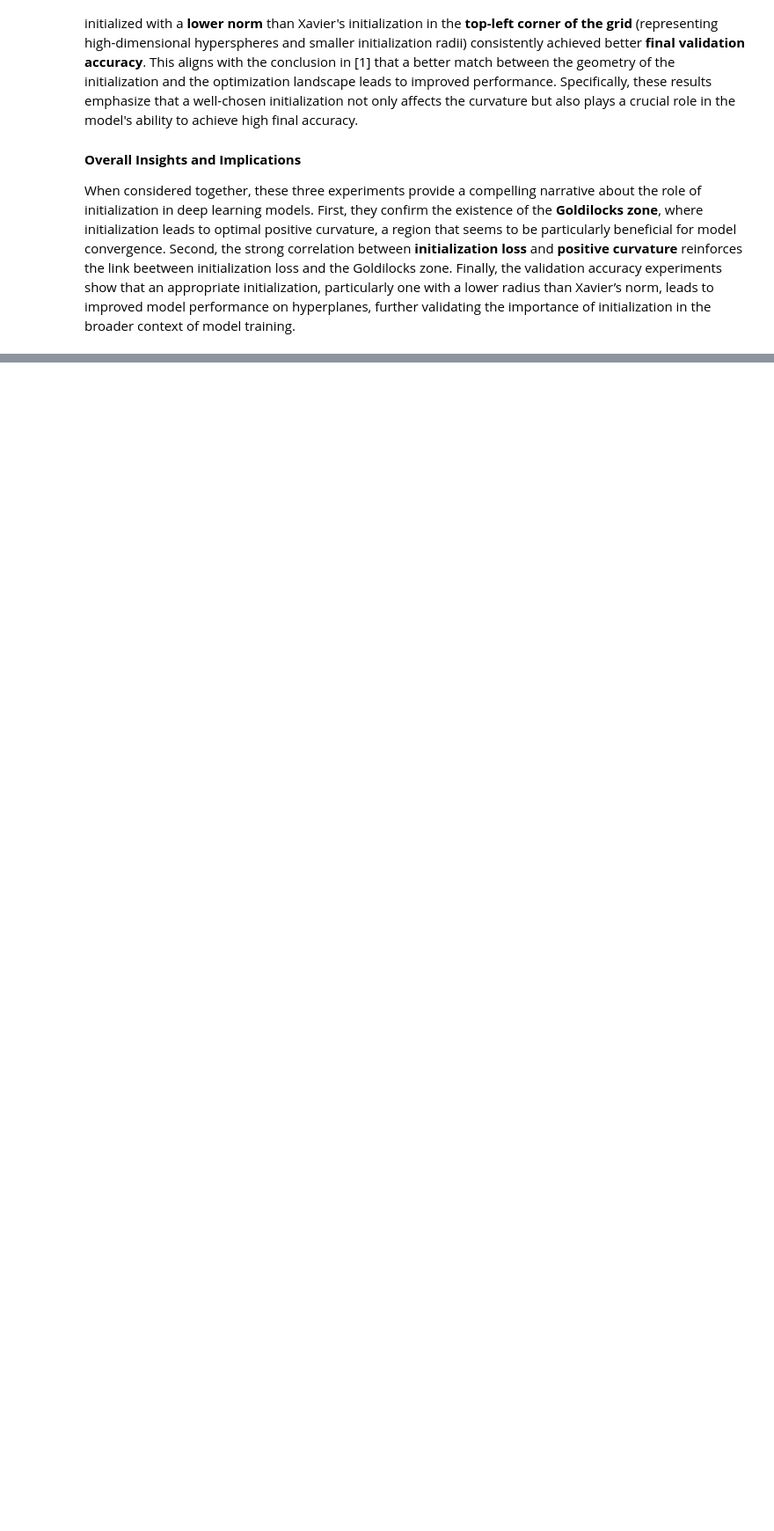
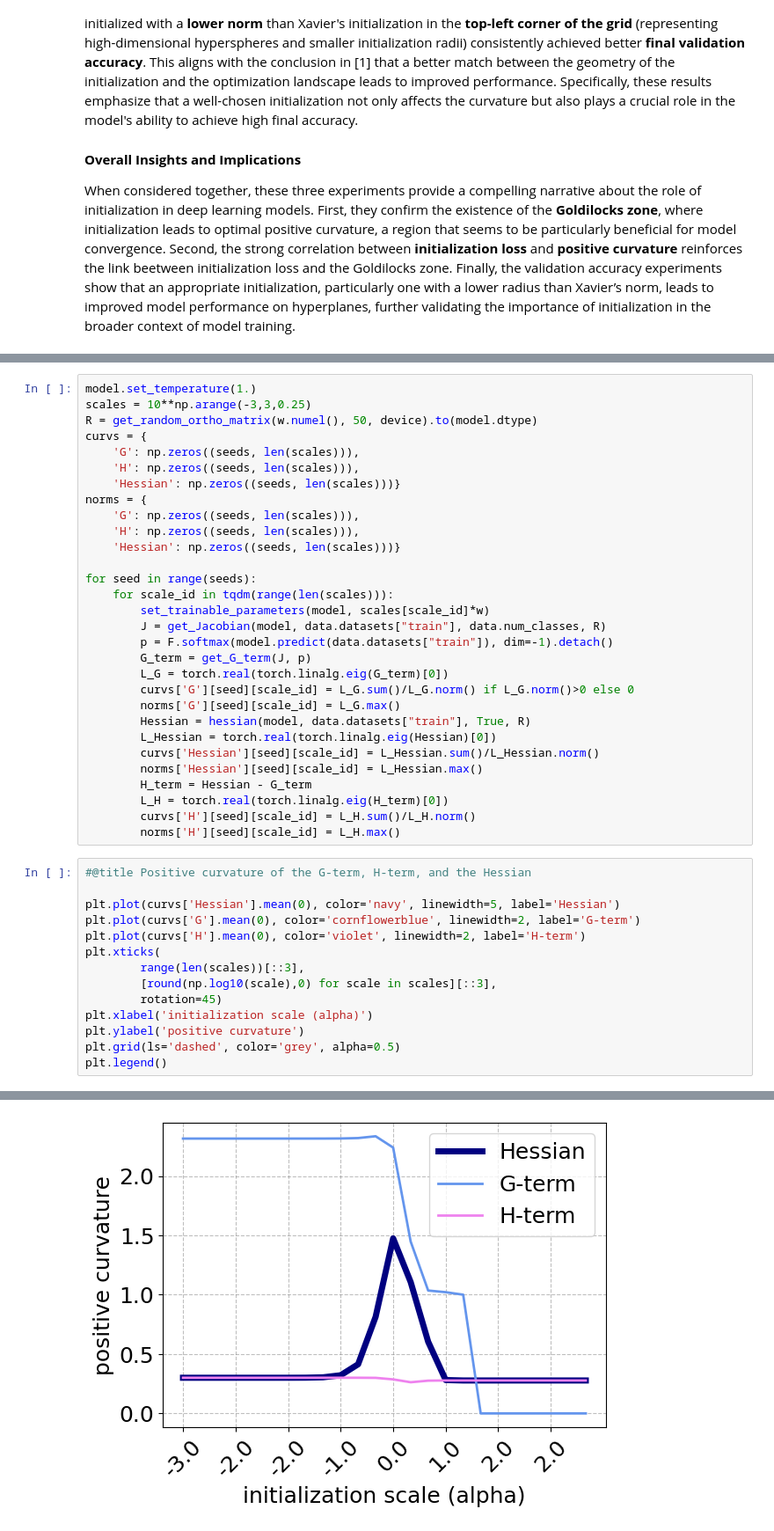
Before and after one commit to zachariegarniercuchet/The-Goldilocks-Zone, a Jupyter notebook: main.ipynb, the cells around one changed output, grey strips where cells are left out. Shown at 88% size. Drawn from its saved outputs; the diff is of its cells as text; blank space fills up the shorter version.

```diff
--- a/main.ipynb
+++ b/main.ipynb
@@ -1385,0 +1520,45 @@ When considered together, these three experiments provide a compelling narrative
+# %%
+model.set_temperature(1.)
+scales = 10**np.arange(-3,3,0.25)
+R = get_random_ortho_matrix(w.numel(), 50, device).to(model.dtype)
+curvs = {
+    'G': np.zeros((seeds, len(scales))),
+    'H': np.zeros((seeds, len(scales))),
+    'Hessian': np.zeros((seeds, len(scales)))}
+norms = {
+    'G': np.zeros((seeds, len(scales))),
+    'H': np.zeros((seeds, len(scales))),
+    'Hessian': np.zeros((seeds, len(scales)))}
+
+for seed in range(seeds):
+    for scale_id in tqdm(range(len(scales))):
+        set_trainable_parameters(model, scales[scale_id]*w)
+        J = get_Jacobian(model, data.datasets["train"], data.num_classes, R)
+        p = F.softmax(model.predict(data.datasets["train"]), dim=-1).detach()
+        G_term = get_G_term(J, p)
+        L_G = torch.real(torch.linalg.eig(G_term)[0])
+        curvs['G'][seed][scale_id] = L_G.sum()/L_G.norm() if L_G.norm()>0 else 0
+        norms['G'][seed][scale_id] = L_G.max()
+        Hessian = hessian(model, data.datasets["train"], True, R)
+        L_Hessian = torch.real(torch.linalg.eig(Hessian)[0])
+        curvs['Hessian'][seed][scale_id] = L_Hessian.sum()/L_Hessian.norm()
+        norms['Hessian'][seed][scale_id] = L_Hessian.max()
+        H_term = Hessian - G_term
+        L_H = torch.real(torch.linalg.eig(H_term)[0])
+        curvs['H'][seed][scale_id] = L_H.sum()/L_H.norm()
+        norms['H'][seed][scale_id] = L_H.max()
+# %%
+#@title Positive curvature of the G-term, H-term, and the Hessian
+
+plt.plot(curvs['Hessian'].mean(0), color='navy', linewidth=5, label='Hessian')
+plt.plot(curvs['G'].mean(0), color='cornflowerblue', linewidth=2, label='G-term')
+plt.plot(curvs['H'].mean(0), color='violet', linewidth=2, label='H-term')
+plt.xticks(
+        range(len(scales))[::3],
+        [round(np.log10(scale),0) for scale in scales][::3],
+        rotation=45)
+plt.xlabel('initialization scale (alpha)')
+plt.ylabel('positive curvature')
+plt.grid(ls='dashed', color='grey', alpha=0.5)
+plt.legend()
+# %% [output]
@@ -1385,0 +1566 @@ When considered together, these three experiments provide a compelling narrative
+[figure, added]
```
Also changed, not shown: parts of 25 cells of this notebook.
